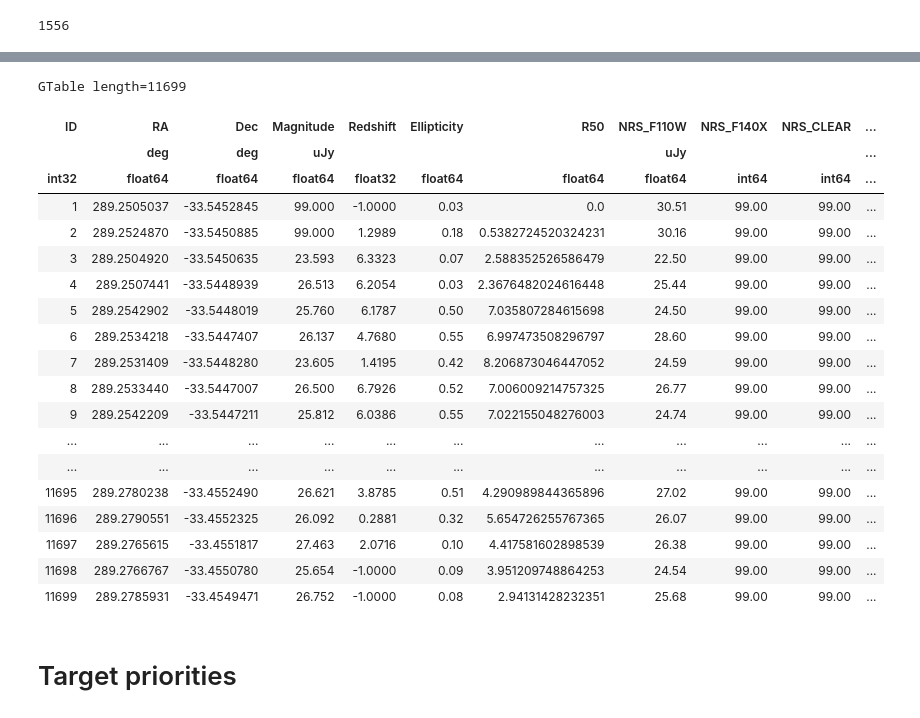
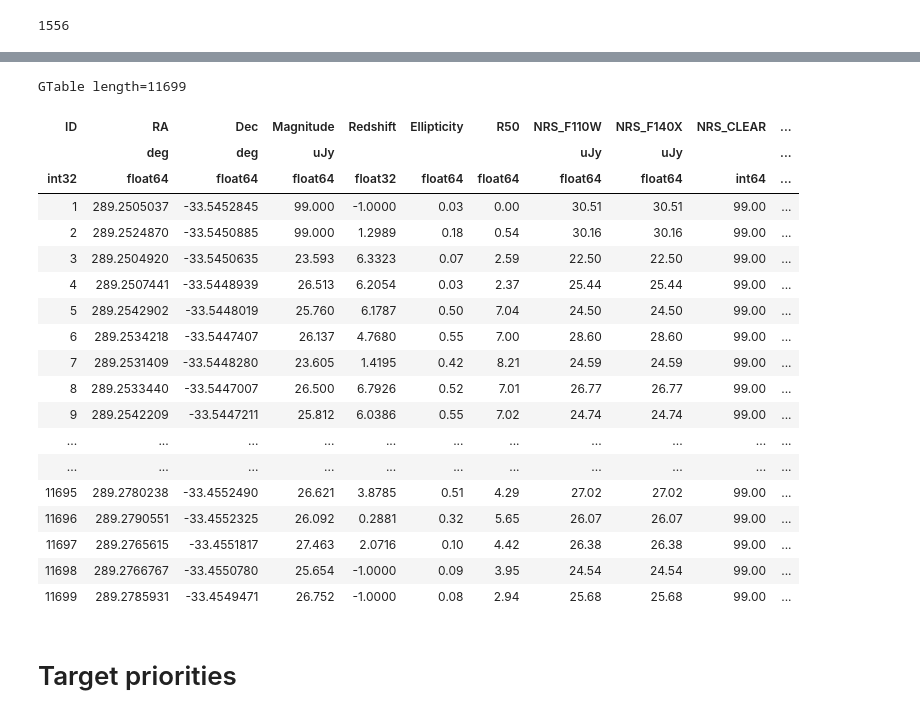
Before and after one commit to gbrammer/rubies-msa-mask, a Jupyter notebook: notebooks/prepare_catalog.ipynb, the cells around one changed output, grey strips where cells are left out. Cells and saved outputs as stored; diff of their text form; code cells hidden in the pictures.

Commit message:
Initialize msata tool

```diff
--- a/notebooks/prepare_catalog.ipynb
+++ b/notebooks/prepare_catalog.ipynb
@@ -503,6 +585,0 @@ is_iso = nn_count == 0
-# %%
-print(f"Total stars, N = {stars.sum()}")
-print(f"Isolated stars, N = {(stars & is_iso).sum()}")
-
-ta["Reference"] = (stars & is_iso) * 1
-ta
@@ -531,0 +595,25 @@ GTable length=11699
+# %%
+# Relaxed constraints
+
+# nearest-neighbors within a 3.2" box, expanded a bit to account for initial pointing error
+box_size = 3.2 * 1.2
+
+# neighbors brighter than mag_i  + dmag_threshold
+dmag_threshold = 1.5
+
+nn_list = tree.query_ball_tree(tree, box_size / 2 * np.sqrt(2))
+
+nn_count = np.zeros(len(cat))
+
+for i, nn in tqdm(enumerate(nn_list)):
+    dmag = ta['NRS_F110W'][nn] - ta['NRS_F110W'][i]
+    nn_count[i] = (dmag < dmag_threshold).sum() - 1
+
+is_iso = nn_count == 0
+
+print(f"Total stars, N = {stars.sum()}")
+print(f"Isolated stars, N = {(stars & is_iso).sum()}")
+print(f"       + color, N = {(stars & is_iso & star_color).sum()}")
+
+ta["Reference2"] = (stars & is_iso & star_color) * 1
+ta["Reference3"] = (stars & is_iso) * 1
@@ -531,0 +624,7 @@ GTable length=11699
+# %%
+c = stars*1 + (stars & ta["Reference2"]) * 1
+cso = np.argsort(c)
+plt.scatter(ta['NRS_F110W'][cso], ta["R50"][cso], c=2-c[cso], vmax=2.1, alpha=0.3, cmap='Spectral')
+
+plt.ylim(0, 10)
+_ = plt.xlim(19, 27)
@@ -552,52 +700,53 @@ nrs['Ellipticity'] = 1.0 - cat['b_image'] / cat['a_image']
 nrs['Ellipticity'].format = '.2f'
 
 # try:
 #     nrs['Stellarity'] =  zout['stellarity'].filled(0)
 # except AttributeError:
 #     nrs['Stellarity'] =  zout['stellarity']
 
 try:
     nrs['R50'] =  cat['flux_radius'].filled(-1)
 except:
     nrs['R50'] =  cat['flux_radius']
 
 nrs['R50'].format = '.2f'
 
 nrs['Magnitude'].format = '.3f'
 try:
     nrs['Magnitude'] = nrs['Magnitude'].filled(99)
 except:
     pass
 
 nrs['Redshift'].format = '.4f'
 nrs['RA'].format = '.7f'
 nrs['Dec'].format = '.7f'
 
 for c in ta.colnames:
-    nrs[c] = ta[c]
+    if c not in nrs.colnames:
+        nrs[c] = ta[c]
 
 nrs
 # %% [output]
 GTable length=11699
 | ID | RA | Dec | Magnitude | Redshift | Ellipticity | R50 | NRS_F110W | NRS_F140X | NRS_CLEAR | ... |
-|  | deg | deg | uJy |  |  |  | uJy |  |  | ... |
-| int32 | float64 | float64 | float64 | float32 | float64 | float64 | float64 | int64 | int64 | ... |
-| 1 | 289.2505037 | -33.5452845 | 99.000 | -1.0000 | 0.03 | 0.0 | 30.51 | 99.00 | 99.00 | ... |
-| 2 | 289.2524870 | -33.5450885 | 99.000 | 1.2989 | 0.18 | 0.5382724520324231 | 30.16 | 99.00 | 99.00 | ... |
-| 3 | 289.2504920 | -33.5450635 | 23.593 | 6.3323 | 0.07 | 2.588352526586479 | 22.50 | 99.00 | 99.00 | ... |
-| 4 | 289.2507441 | -33.5448939 | 26.513 | 6.2054 | 0.03 | 2.3676482024616448 | 25.44 | 99.00 | 99.00 | ... |
-| 5 | 289.2542902 | -33.5448019 | 25.760 | 6.1787 | 0.50 | 7.035807284615698 | 24.50 | 99.00 | 99.00 | ... |
-| 6 | 289.2534218 | -33.5447407 | 26.137 | 4.7680 | 0.55 | 6.997473508296797 | 28.60 | 99.00 | 99.00 | ... |
-| 7 | 289.2531409 | -33.5448280 | 23.605 | 1.4195 | 0.42 | 8.206873046447052 | 24.59 | 99.00 | 99.00 | ... |
-| 8 | 289.2533440 | -33.5447007 | 26.500 | 6.7926 | 0.52 | 7.006009214757325 | 26.77 | 99.00 | 99.00 | ... |
-| 9 | 289.2542209 | -33.5447211 | 25.812 | 6.0386 | 0.55 | 7.022155048276003 | 24.74 | 99.00 | 99.00 | ... |
+|  | deg | deg | uJy |  |  |  | uJy | uJy |  | ... |
+| int32 | float64 | float64 | float64 | float32 | float64 | float64 | float64 | float64 | int64 | ... |
+| 1 | 289.2505037 | -33.5452845 | 99.000 | -1.0000 | 0.03 | 0.00 | 30.51 | 30.51 | 99.00 | ... |
+| 2 | 289.2524870 | -33.5450885 | 99.000 | 1.2989 | 0.18 | 0.54 | 30.16 | 30.16 | 99.00 | ... |
+| 3 | 289.2504920 | -33.5450635 | 23.593 | 6.3323 | 0.07 | 2.59 | 22.50 | 22.50 | 99.00 | ... |
+| 4 | 289.2507441 | -33.5448939 | 26.513 | 6.2054 | 0.03 | 2.37 | 25.44 | 25.44 | 99.00 | ... |
+| 5 | 289.2542902 | -33.5448019 | 25.760 | 6.1787 | 0.50 | 7.04 | 24.50 | 24.50 | 99.00 | ... |
+| 6 | 289.2534218 | -33.5447407 | 26.137 | 4.7680 | 0.55 | 7.00 | 28.60 | 28.60 | 99.00 | ... |
+| 7 | 289.2531409 | -33.5448280 | 23.605 | 1.4195 | 0.42 | 8.21 | 24.59 | 24.59 | 99.00 | ... |
+| 8 | 289.2533440 | -33.5447007 | 26.500 | 6.7926 | 0.52 | 7.01 | 26.77 | 26.77 | 99.00 | ... |
+| 9 | 289.2542209 | -33.5447211 | 25.812 | 6.0386 | 0.55 | 7.02 | 24.74 | 24.74 | 99.00 | ... |
 | ... | ... | ... | ... | ... | ... | ... | ... | ... | ... | ... |
 | ... | ... | ... | ... | ... | ... | ... | ... | ... | ... | ... |
-| 11695 | 289.2780238 | -33.4552490 | 26.621 | 3.8785 | 0.51 | 4.290989844365896 | 27.02 | 99.00 | 99.00 | ... |
-| 11696 | 289.2790551 | -33.4552325 | 26.092 | 0.2881 | 0.32 | 5.654726255767365 | 26.07 | 99.00 | 99.00 | ... |
-| 11697 | 289.2765615 | -33.4551817 | 27.463 | 2.0716 | 0.10 | 4.417581602898539 | 26.38 | 99.00 | 99.00 | ... |
-| 11698 | 289.2766767 | -33.4550780 | 25.654 | -1.0000 | 0.09 | 3.951209748864253 | 24.54 | 99.00 | 99.00 | ... |
-| 11699 | 289.2785931 | -33.4549471 | 26.752 | -1.0000 | 0.08 | 2.94131428232351 | 25.68 | 99.00 | 99.00 | ... |
+| 11695 | 289.2780238 | -33.4552490 | 26.621 | 3.8785 | 0.51 | 4.29 | 27.02 | 27.02 | 99.00 | ... |
+| 11696 | 289.2790551 | -33.4552325 | 26.092 | 0.2881 | 0.32 | 5.65 | 26.07 | 26.07 | 99.00 | ... |
+| 11697 | 289.2765615 | -33.4551817 | 27.463 | 2.0716 | 0.10 | 4.42 | 26.38 | 26.38 | 99.00 | ... |
+| 11698 | 289.2766767 | -33.4550780 | 25.654 | -1.0000 | 0.09 | 3.95 | 24.54 | 24.54 | 99.00 | ... |
+| 11699 | 289.2785931 | -33.4549471 | 26.752 | -1.0000 | 0.08 | 2.94 | 25.68 | 25.68 | 99.00 | ... |
 # %% [markdown]
 # Target priorities
 # %%
```
Also changed, not shown: parts of 23 cells of this notebook, 6 other files.
